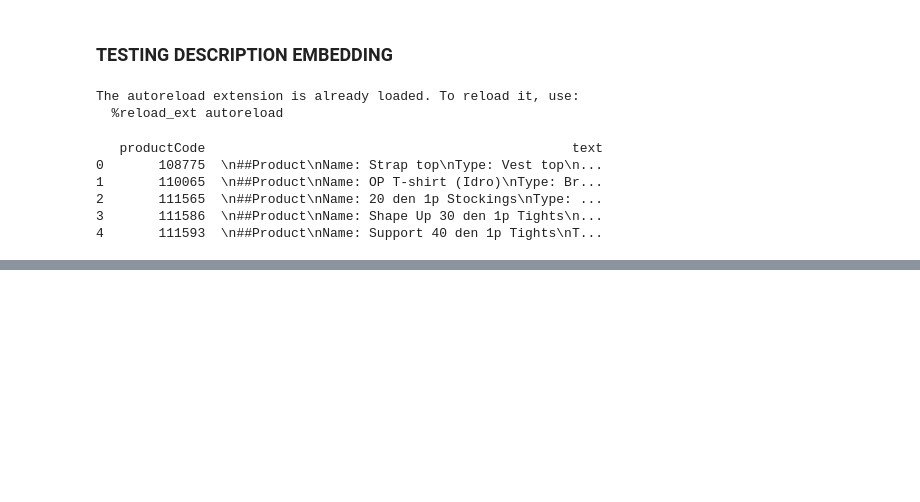
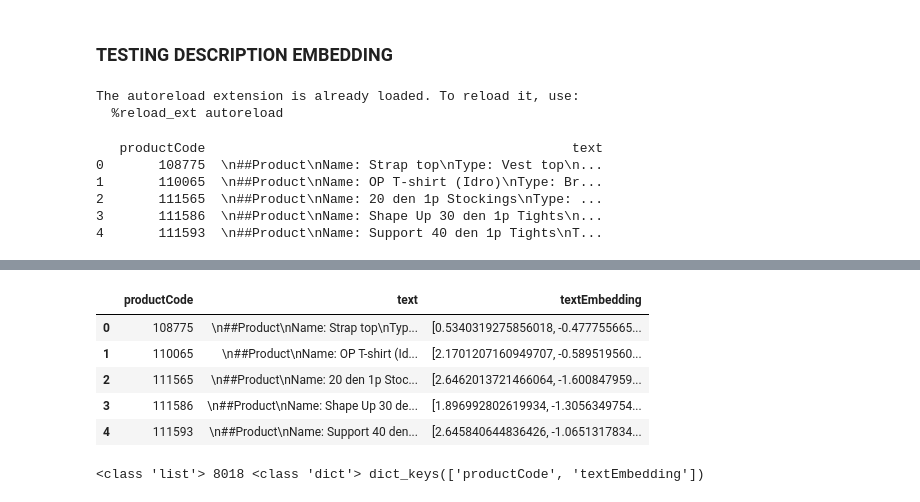
Before and after one commit to LahlouS/recommendation_agent_rag, a Jupyter notebook: test.ipynb, the cells around one changed output, grey strips where cells are left out. Cells and saved outputs as stored; diff of their text form; code cells hidden in the pictures; blank space fills up the shorter version.

```diff
--- a/test.ipynb
+++ b/test.ipynb
@@ -124,0 +126,11 @@ KeyboardInterrupt:
+# %%
+import ast
+product_embedding = pd.read_csv('dataset/product_embedding.csv')
+# %%
+# Convert the string representation to a list of floats
+product_embedding['textEmbedding'] = product_embedding['textEmbedding'].apply(lambda x: [float(i) for i in ast.literal_eval(x)])
+
+# Verify the conversion
+print(product_embedding['textEmbedding'].head())
+print(type(product_embedding['textEmbedding'].iloc[0]))
+print(type(product_embedding['textEmbedding'].iloc[0][0]))
@@ -124,0 +146,15 @@ KeyboardInterrupt:
+# %%
+product_embedding.head()
+# %% [output]
+|  | productCode | text | textEmbedding |
+| 0 | 108775 | \n##Product\nName: Strap top\nTyp... | [0.5340319275856018, -0.477755665... |
+| 1 | 110065 | \n##Product\nName: OP T-shirt (Id... | [2.1701207160949707, -0.589519560... |
+| 2 | 111565 | \n##Product\nName: 20 den 1p Stoc... | [2.6462013721466064, -1.600847959... |
+| 3 | 111586 | \n##Product\nName: Shape Up 30 de... | [1.896992802619934, -1.3056349754... |
+| 4 | 111593 | \n##Product\nName: Support 40 den... | [2.645840644836426, -1.0651317834... |
+# %%
+records_dict = product_embedding[['productCode', 'textEmbedding']].to_dict('records')
+print(type(records_dict), len(records_dict), type(records_dict[0]), records_dict[0].keys())
+print()
+# %% [output]
+<class 'list'> 8018 <class 'dict'> dict_keys(['productCode', 'textEmbedding'])
```
Also changed, not shown: parts of 22 cells of this notebook.
